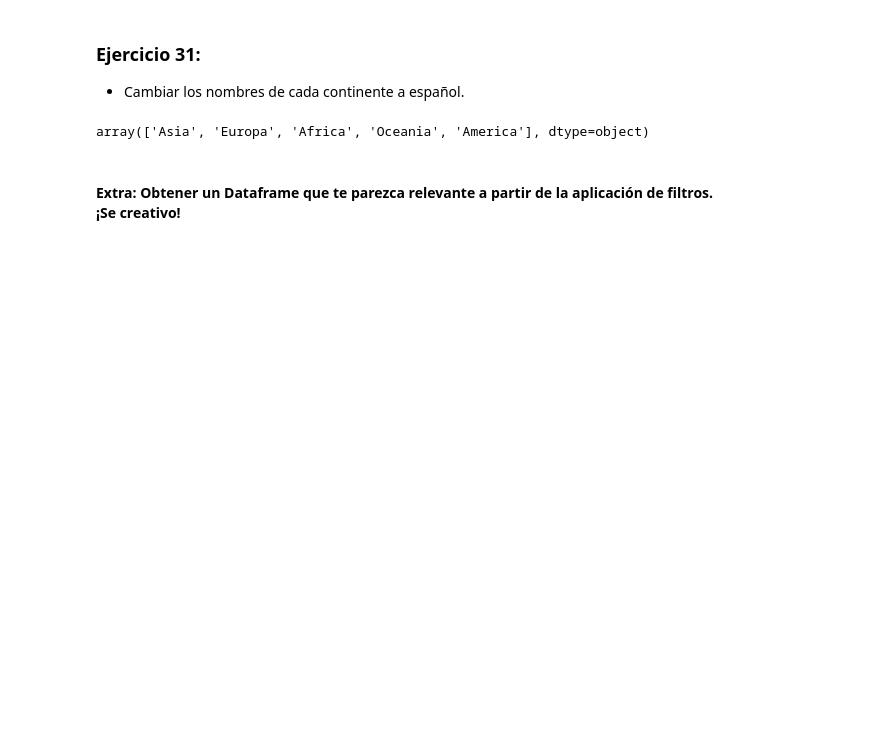
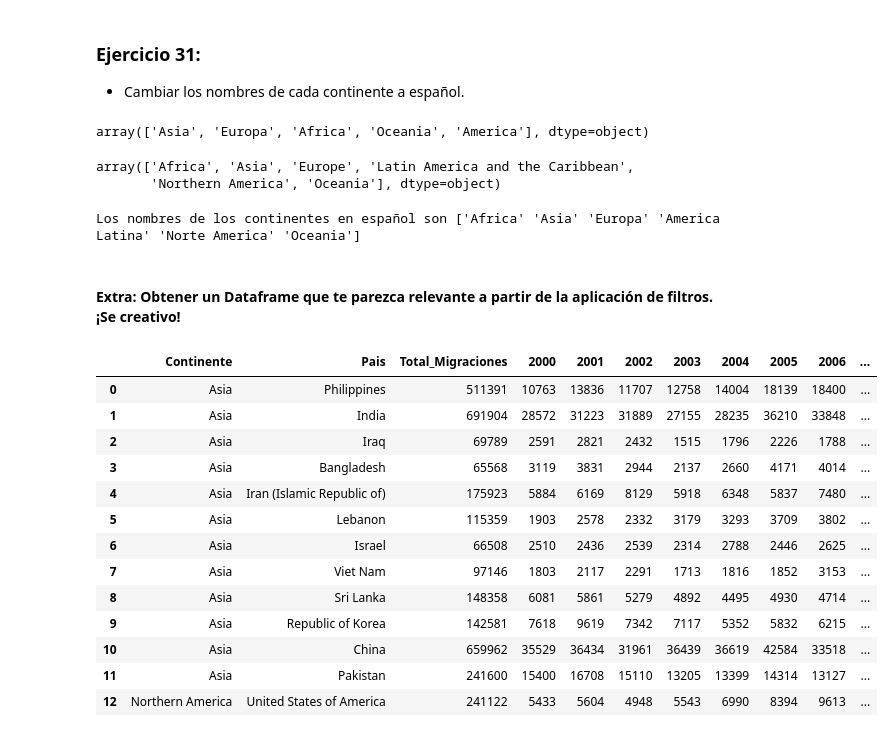
Before and after one commit to Panchi-db/Panchi_db_ejercicios_Bootcamp_Data_Science, a Jupyter notebook: Modulo 3/03.pandas_1_canada_csv.ipynb, the cells around one changed output. Drawn from its saved outputs; the diff is of its cells as text; code cells hidden in the pictures; blank space fills up the shorter version.

```diff
--- a/Modulo 3/03.pandas_1_canada_csv.ipynb
+++ b/Modulo 3/03.pandas_1_canada_csv.ipynb
@@ -787,0 +805,7 @@ df_max_migraciones
+# %%
+paises_migra = df[['Pais'] + list(range(1980, 2014))].copy()
+paises_migra['Migraciones'] = paises_migra[list(range(1980, 2014))].sum(axis=1)
+paises_migra = paises_migra.sort_values(by='Migraciones', ascending=False)
+paises_migra.head(10)
+df['Total_Migraciones'] = df[list(range(1980, 2014))].sum(axis=1)
+df.head()
@@ -842,5 +938,47 @@ df_max_migraciones
 # %%
 # %% [output]
 array(['Asia', 'Europa', 'Africa', 'Oceania', 'America'], dtype=object)
+# %%
+df_continente['Continente'].unique()
+# %% [output]
+array(['Africa', 'Asia', 'Europe', 'Latin America and the Caribbean',
+       'Northern America', 'Oceania'], dtype=object)
+# %%
+continente_espanol= df_continente['Continente'].replace({'Latin America and the Caribbean': 'America Latina', 'Northern America': 'Norte America', 'Europe':'Europa'}, inplace=True)
+continente_espanol = df_continente['Continente'].unique()
+print (f"Los nombres de los continentes en español son {continente_espanol}")
+# %% [output]
+Los nombres de los continentes en español son ['Africa' 'Asia' 'Europa' 'America Latina' 'Norte America' 'Oceania']
 # %% [markdown]
 #### Extra: Obtener un Dataframe que te parezca relevante a partir de la aplicación de filtros. ¡Se creativo!
+# %%
+df['Total_Migraciones'] = df[range(1980, 2014)].sum(axis=1)
+
+promedio_continente = df.groupby('Continente')['Total_Migraciones'].mean()
+continentes_destacados = promedio_continente[promedio_continente > promedio_continente.mean()].index
+
+df_filtro = df[df['Continente'].isin(continentes_destacados)]
+umbral_migraciones = df_filtro['Total_Migraciones'].quantile(0.75)
+df_filtro = df_filtro[df_filtro['Total_Migraciones'] > umbral_migraciones]
+columnas_relevantes = ['Continente', 'Pais', 'Total_Migraciones'] + list(range(2000, 2011))
+df_filtro = df_filtro[columnas_relevantes]
+df_filtro['Tendencia_Migratoria'] = df_filtro[2010] - df_filtro[2000]
+df_filtro = df_filtro.sort_values(by=['Continente', 'Tendencia_Migratoria'], ascending=[True, False]).reset_index(drop=True)
+
+
+df_filtro
+# %% [output]
+|  | Continente | Pais | Total_Migraciones | 2000 | 2001 | 2002 | 2003 | 2004 | 2005 | 2006 | ... |
+| 0 | Asia | Philippines | 511391 | 10763 | 13836 | 11707 | 12758 | 14004 | 18139 | 18400 | ... |
+| 1 | Asia | India | 691904 | 28572 | 31223 | 31889 | 27155 | 28235 | 36210 | 33848 | ... |
+| 2 | Asia | Iraq | 69789 | 2591 | 2821 | 2432 | 1515 | 1796 | 2226 | 1788 | ... |
+| 3 | Asia | Bangladesh | 65568 | 3119 | 3831 | 2944 | 2137 | 2660 | 4171 | 4014 | ... |
+| 4 | Asia | Iran (Islamic Republic of) | 175923 | 5884 | 6169 | 8129 | 5918 | 6348 | 5837 | 7480 | ... |
+| 5 | Asia | Lebanon | 115359 | 1903 | 2578 | 2332 | 3179 | 3293 | 3709 | 3802 | ... |
+| 6 | Asia | Israel | 66508 | 2510 | 2436 | 2539 | 2314 | 2788 | 2446 | 2625 | ... |
+| 7 | Asia | Viet Nam | 97146 | 1803 | 2117 | 2291 | 1713 | 1816 | 1852 | 3153 | ... |
+| 8 | Asia | Sri Lanka | 148358 | 6081 | 5861 | 5279 | 4892 | 4495 | 4930 | 4714 | ... |
+| 9 | Asia | Republic of Korea | 142581 | 7618 | 9619 | 7342 | 7117 | 5352 | 5832 | 6215 | ... |
+| 10 | Asia | China | 659962 | 35529 | 36434 | 31961 | 36439 | 36619 | 42584 | 33518 | ... |
+| 11 | Asia | Pakistan | 241600 | 15400 | 16708 | 15110 | 13205 | 13399 | 14314 | 13127 | ... |
+| 12 | Northern America | United States of America | 241122 | 5433 | 5604 | 4948 | 5543 | 6990 | 8394 | 9613 | ... |
```
Also changed, not shown: parts of 11 cells of this notebook.
